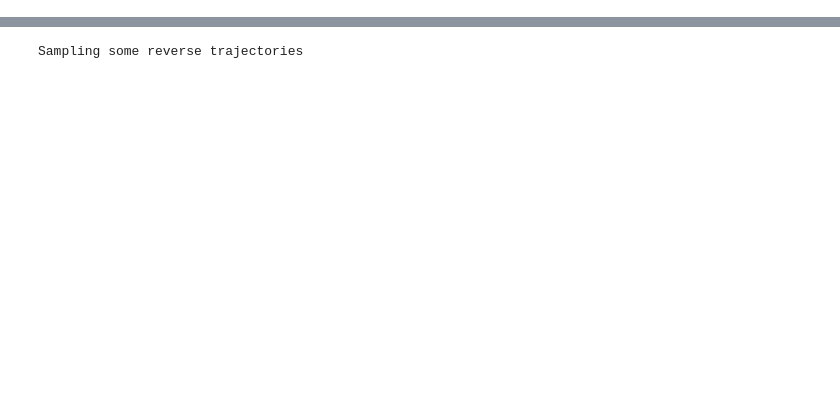
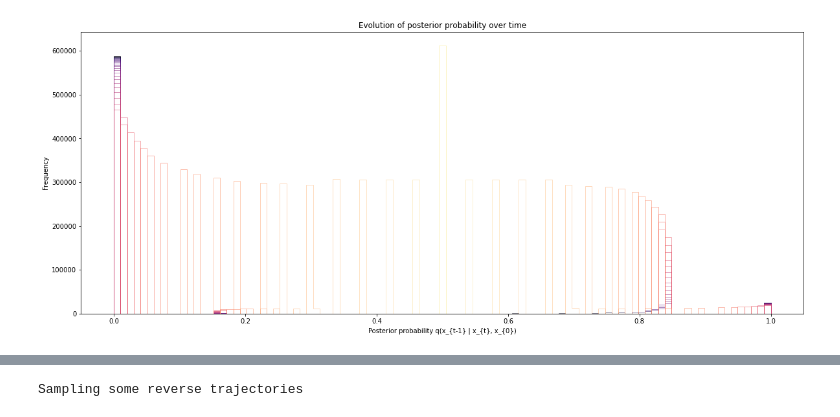
Before and after one commit to Genentech/GraphGUIDE, a Jupyter notebook: discrete_diffusion_tree.ipynb, the cells around one changed output, grey strips where cells are left out. Drawn from its saved outputs; the diff is of its cells as text; code cells hidden in the pictures; blank space fills up the shorter version.

```diff
--- a/discrete_diffusion_tree.ipynb
+++ b/discrete_diffusion_tree.ipynb
@@ -537,22 +497,0 @@ Expected edges in limit: 611.99
-# %%
-# Check progression of posterior probability
-t_vals = np.arange(1, t_limit)
-data = next(iter(data_loader))
-e0 = pyg_data_to_edge_vector(data)
-posterior_probs = np.empty((len(t_vals), e0.shape[0]))
-for i, t in tqdm.notebook.tqdm(enumerate(t_vals), total=len(t_vals)):
-    t_tens = torch.tensor([t], device=DEVICE)
-    et = noise_input(e0[None], t_tens)[0]  # Do the noising on 1 x E tensors
-    posterior_probs[i] = posterior_prob(e0, et, t_tens).cpu().numpy()
-
-posterior_probs = np.clip(posterior_probs, 0, 1)
-
-fig, ax = plt.subplots(figsize=(20, 8))
-times = np.tile(t_vals[:, None], (1, posterior_probs.shape[1]))
-cmap = plt.get_cmap("magma")
-for t_i in range(len(t_vals)):
-    ax.hist(posterior_probs[t_i], bins=60, histtype="step", color=cmap(t_i / len(t_vals)), alpha=0.5)
-ax.set_xlabel("Posterior probability q(x_{t-1} | x_{t}, x_{0})")
-ax.set_ylabel("Frequency")
-ax.set_title("Evolution of posterior probability over time")
-plt.show()
@@ -561,3 +547,26 @@ plt.show()
+# %%
+# Check progression of posterior probability
+t_vals = np.arange(1, t_limit)
+data = next(iter(data_loader))
+e0 = pyg_data_to_edge_vector(data)
+posterior_probs = np.empty((len(t_vals), e0.shape[0]))
+for i, t in tqdm.notebook.tqdm(enumerate(t_vals), total=len(t_vals)):
+    t_tens = torch.tensor([t], device=DEVICE)
+    et = noise_input(e0[None], t_tens)[0]  # Do the noising on 1 x E tensors
+    posterior_probs[i] = posterior_prob(e0, et, t_tens).cpu().numpy()
+
+fig, ax = plt.subplots(figsize=(20, 8))
+times = np.tile(t_vals[:, None], (1, posterior_probs.shape[1]))
+cmap = plt.get_cmap("magma")
+bins = np.linspace(0, 1, 100)
+for t_i in range(len(t_vals)):
+    ax.hist(posterior_probs[t_i], bins=bins, histtype="step", color=cmap(t_i / len(t_vals)), alpha=0.5)
+ax.set_xlabel("Posterior probability q(x_{t-1} | x_{t}, x_{0})")
+ax.set_ylabel("Frequency")
+ax.set_title("Evolution of posterior probability over time")
+plt.show()
+# %% [output]
+[figure, added]
 # %%
 # Create the data loader for training
 num_nodes, node_dim = np.arange(10, 50 + 1), 5
```
Also changed, not shown: parts of 17 cells of this notebook.
